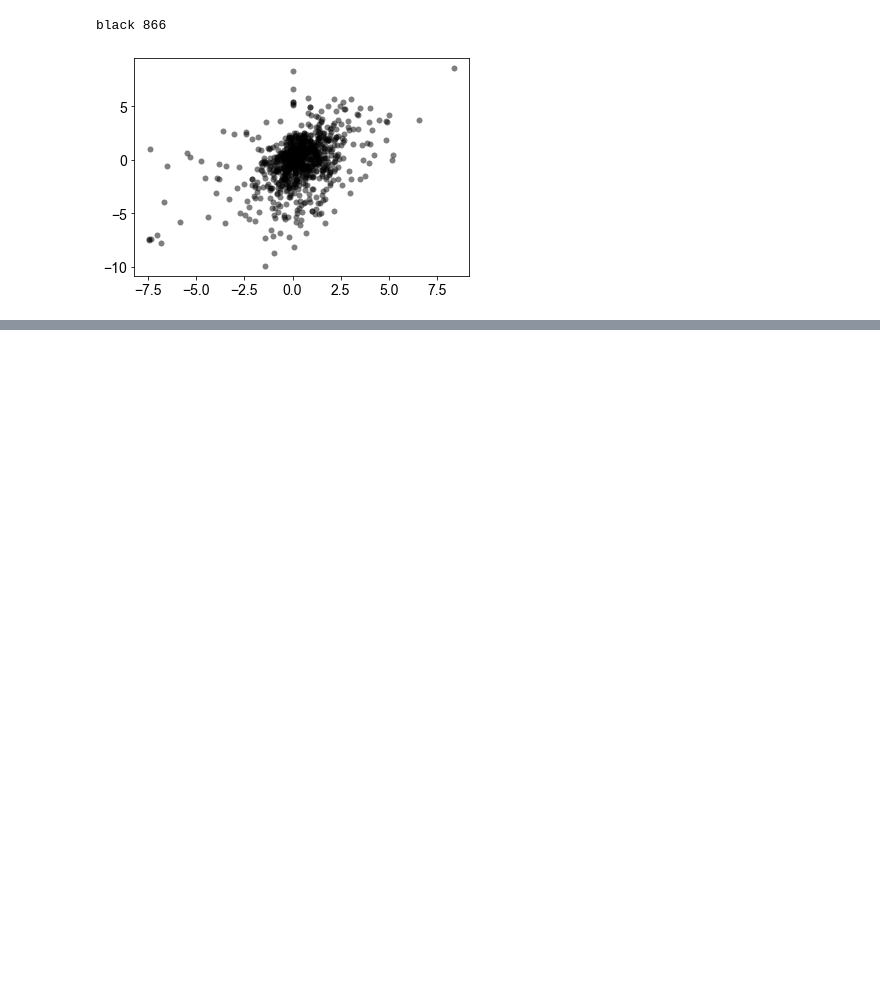
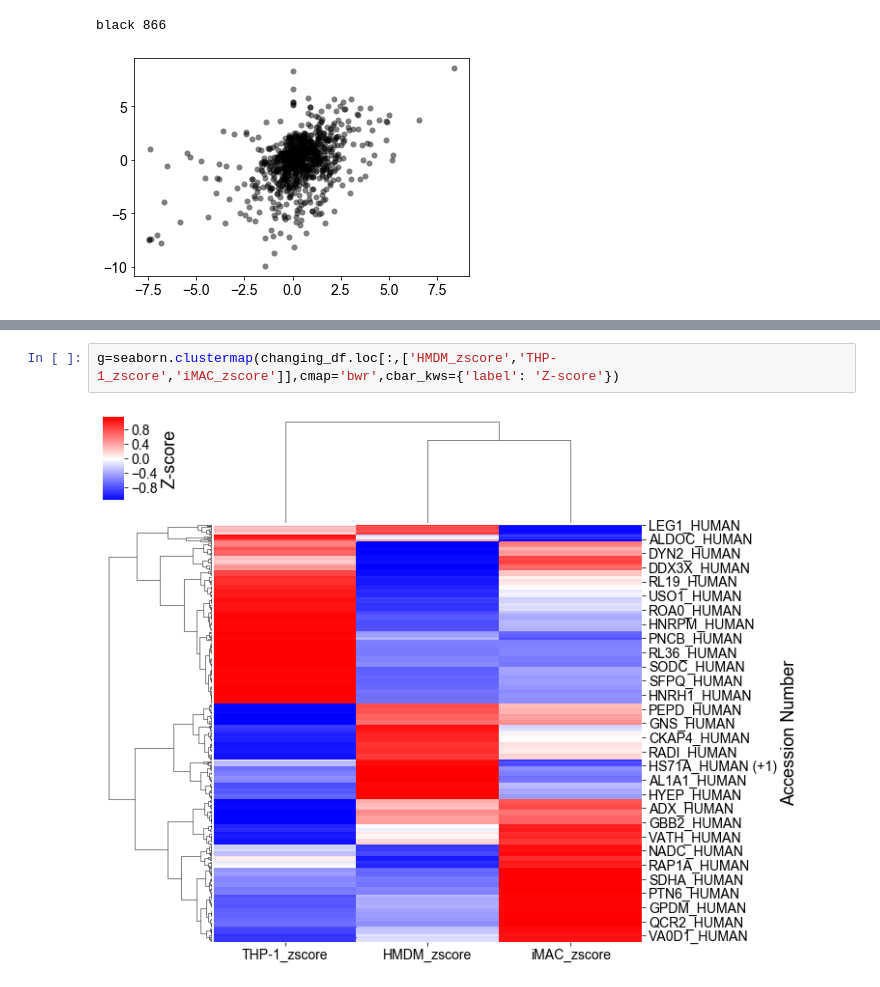
Before and after one commit to adelomana/uwm, a Jupyter notebook: proteomics/proteomics.ipynb, the cells around one changed output, grey strips where cells are left out. Cells and saved outputs as stored; diff of their text form; blank space fills up the shorter version.

```diff
--- a/proteomics/proteomics.ipynb
+++ b/proteomics/proteomics.ipynb
@@ -441,0 +571,4 @@ black 866
+# %%
+g=seaborn.clustermap(changing_df.loc[:,['HMDM_zscore','THP-1_zscore','iMAC_zscore']],cmap='bwr',cbar_kws={'label': 'Z-score'})
+# %% [output]
+[figure, added]
```
Also changed, not shown: parts of 9 cells of this notebook, 1 other file.
